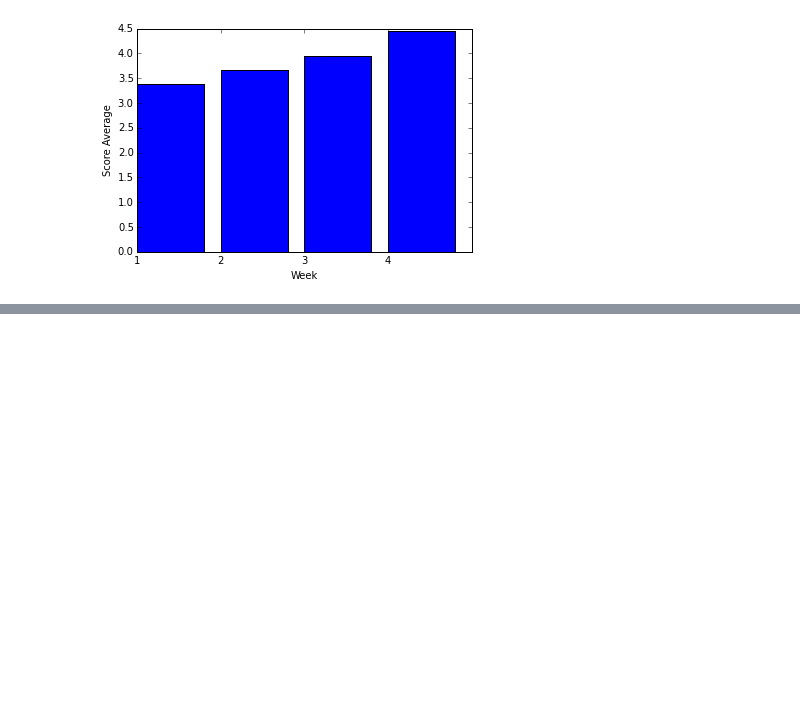
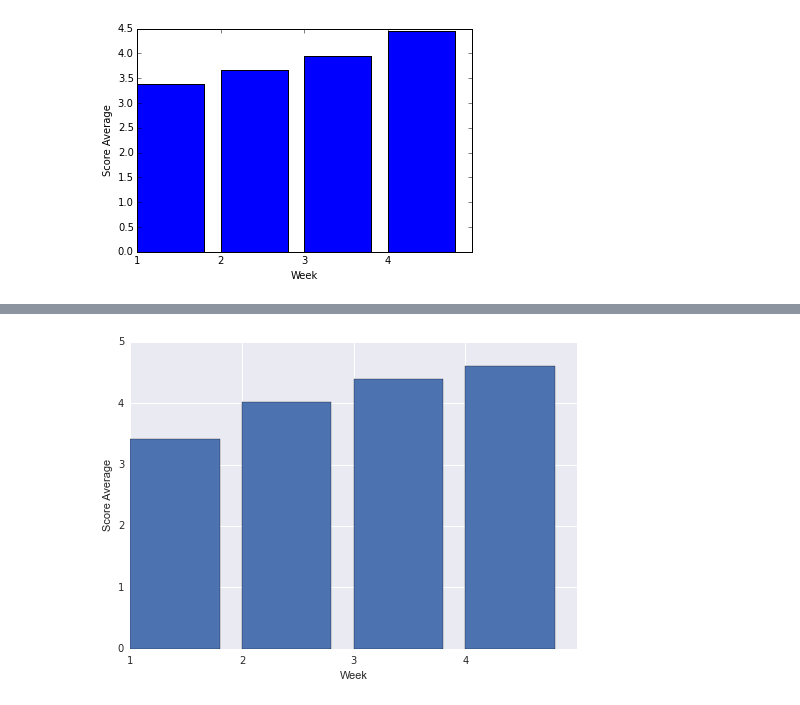
Before and after one commit to tiyd-python-2015-01/cohort-data, a Jupyter notebook: cohort data.ipynb, the cells around one changed output, grey strips where cells are left out. Saved outputs shown, nothing was run; the diff lists cells and outputs as text; code cells hidden in the pictures; blank space fills up the shorter version.

```diff
--- a/cohort data.ipynb
+++ b/cohort data.ipynb
@@ -334,0 +437,18 @@ plt.show()
+# %%
+def week_mean(stupid_chart):
+    i = 0
+    week_mean_list = []
+    while i < 13:
+        week_mean_list.append(stupid_chart.transpose()[i:i+3].mean().mean())
+        i += 3
+    return week_mean_list
+# %%
+python_hw_week_mean = week_mean(python_hw.transpose())
+# %%
+plt.bar(range(5), python_hw_week_mean)
+plt.xticks(range(0,5), range(1,5))
+plt.xlabel("Week")
+plt.ylabel("Score Average")
+plt.show()
+# %% [output]
+[figure, added]
```
Also changed, not shown: parts of 40 cells of this notebook.
